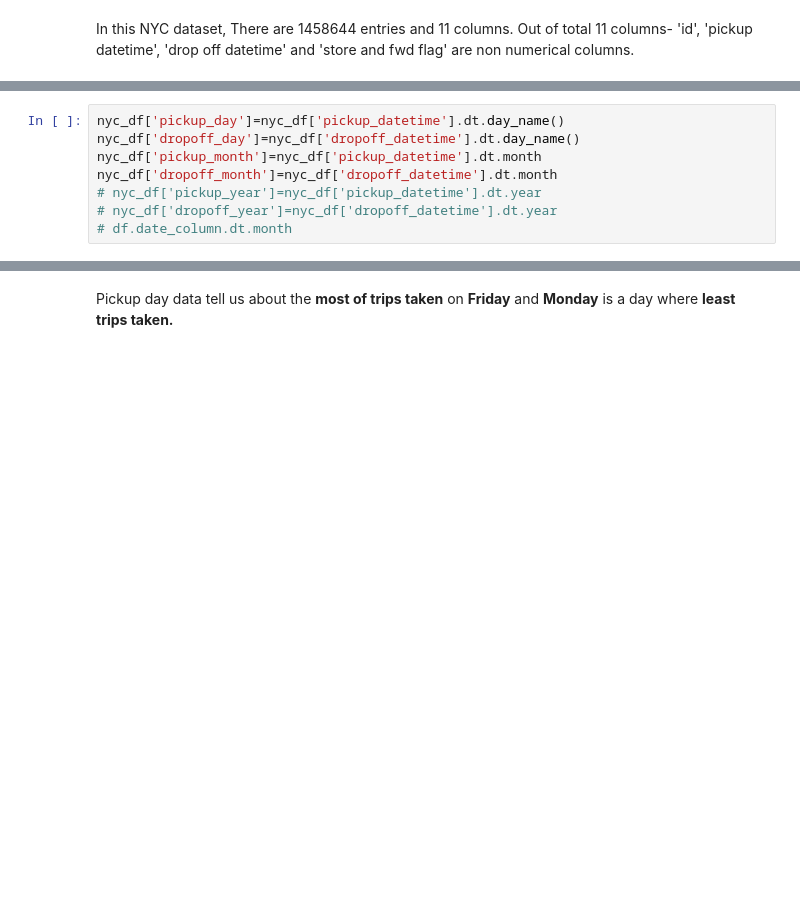
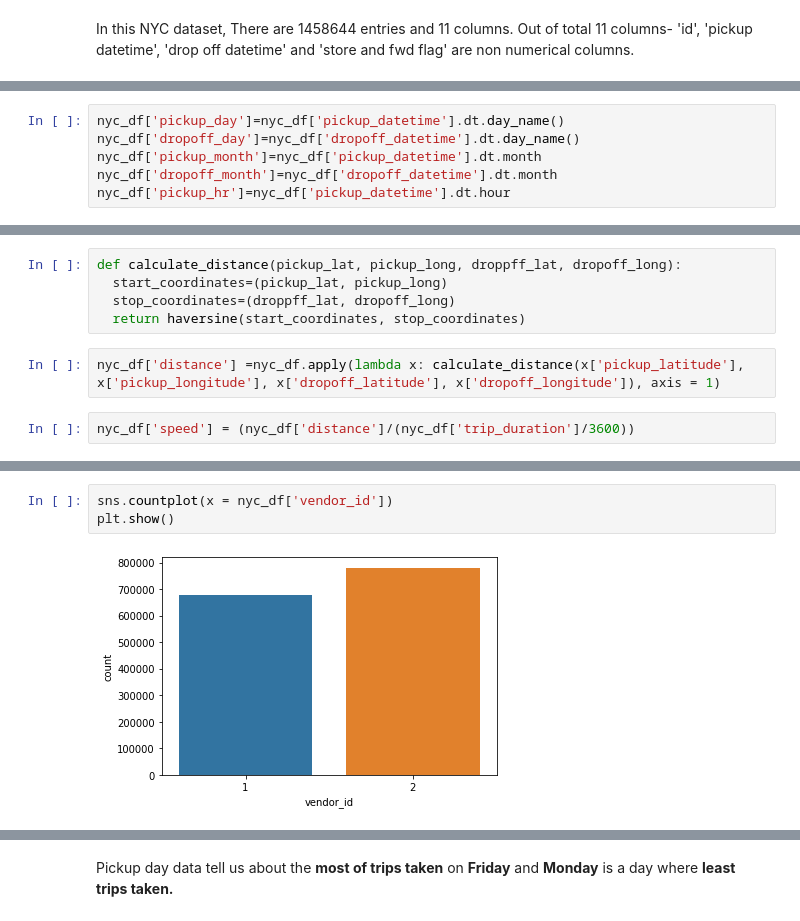
Before and after one commit to San13deep/NYC_Taxi_Trip_Prediction, a Jupyter notebook: NYC_Taxi_Trip_Time_Prediction_Capstone_Project.ipynb, the cells around one changed output, grey strips where cells are left out. Drawn from its saved outputs; the diff is of its cells as text; blank space fills up the shorter version.

```diff
--- a/NYC_Taxi_Trip_Time_Prediction_Capstone_Project.ipynb
+++ b/NYC_Taxi_Trip_Time_Prediction_Capstone_Project.ipynb
@@ -145,6 +134,4 @@ nyc_df['pickup_day']=nyc_df['pickup_datetime'].dt.day_name()
 nyc_df['dropoff_day']=nyc_df['dropoff_datetime'].dt.day_name()
 nyc_df['pickup_month']=nyc_df['pickup_datetime'].dt.month
 nyc_df['dropoff_month']=nyc_df['dropoff_datetime'].dt.month
-# nyc_df['pickup_year']=nyc_df['pickup_datetime'].dt.year
-# nyc_df['dropoff_year']=nyc_df['dropoff_datetime'].dt.year
-# df.date_column.dt.month
+nyc_df['pickup_hr']=nyc_df['pickup_datetime'].dt.hour
@@ -151,3 +146,12 @@ nyc_df['dropoff_month']=nyc_df['dropoff_datetime'].dt.month
+# %%
+def calculate_distance(pickup_lat, pickup_long, droppff_lat, dropoff_long):
+  start_coordinates=(pickup_lat, pickup_long)
+  stop_coordinates=(droppff_lat, dropoff_long)
+  return haversine(start_coordinates, stop_coordinates)
+# %%
+nyc_df['distance'] =nyc_df.apply(lambda x: calculate_distance(x['pickup_latitude'], x['pickup_longitude'], x['dropoff_latitude'], x['dropoff_longitude']), axis = 1)
+# %%
+nyc_df['speed'] = (nyc_df['distance']/(nyc_df['trip_duration']/3600))
 # %%
 nyc_df.head()
 # %% [output]
@@ -157,3 +161,8 @@ nyc_df.head()
 | 2 | id3858529 | 2 | 2016-01-19 11:35:24 | 2016-01-19 12:10:48 | 1 | -73.979027 | ... |
 | 3 | id3504673 | 2 | 2016-04-06 19:32:31 | 2016-04-06 19:39:40 | 1 | -74.010040 | ... |
 | 4 | id2181028 | 2 | 2016-03-26 13:30:55 | 2016-03-26 13:38:10 | 1 | -73.973053 | ... |
+# %%
+sns.countplot(x = nyc_df['vendor_id'])
+plt.show()
+# %% [output]
+[figure, added]
```
Also changed, not shown: parts of 56 cells of this notebook.
